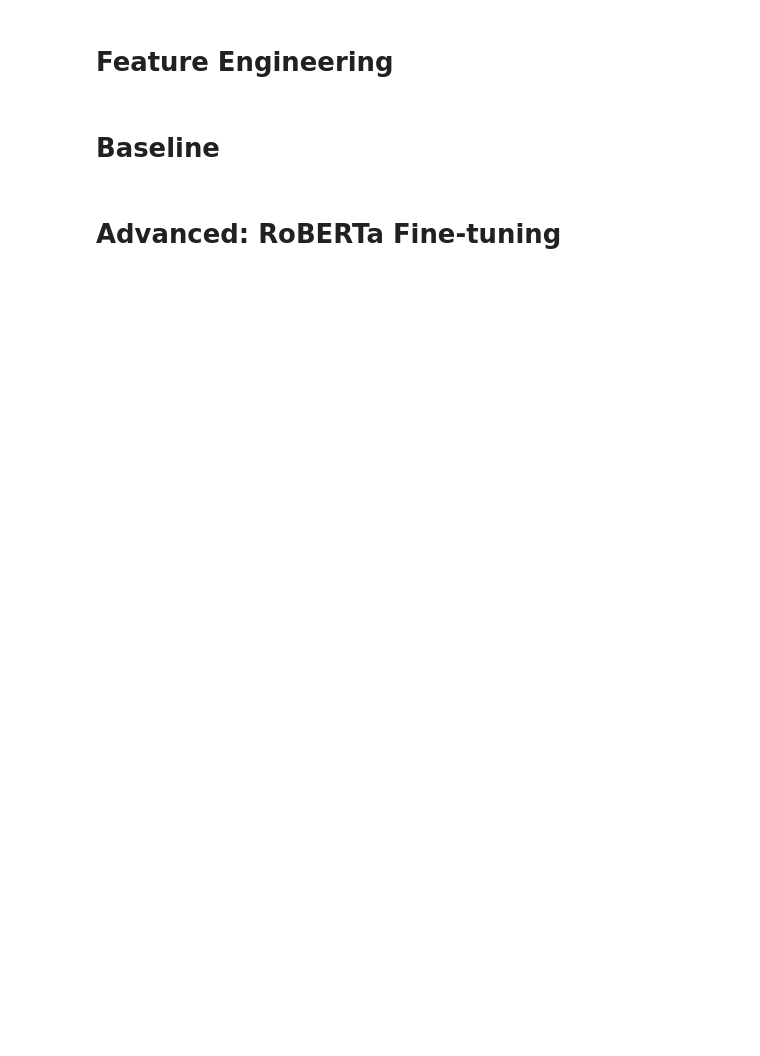
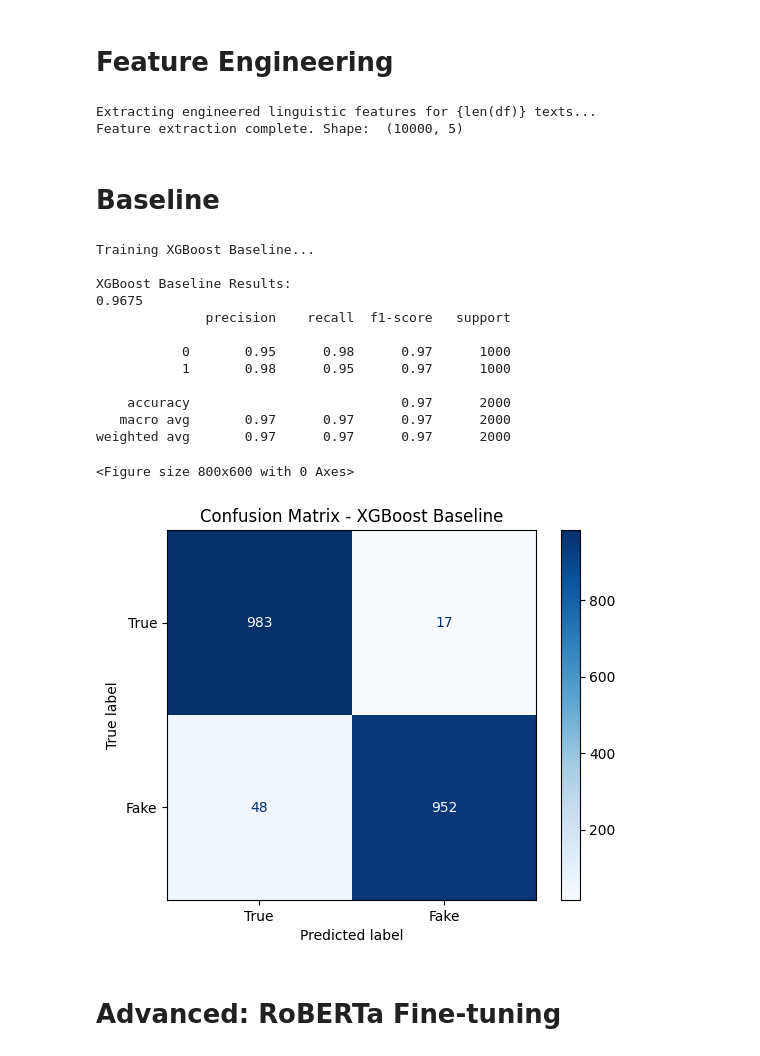
Before and after one commit to viviantram03/labb-1, a Jupyter notebook: Project.ipynb, the cells around one changed output. Saved outputs shown, nothing was run; the diff lists cells and outputs as text; code cells hidden in the pictures; blank space fills up the shorter version.

```diff
--- a/Project.ipynb
+++ b/Project.ipynb
@@ -20,10 +38,18 @@ import textstat
 # %% [markdown]
 # Data Preparation & Preprocessing
 # %%
+warnings.filterwarnings("ignore")
+
+print("Downloading ISOT dataset...")
+path = kagglehub.dataset_download("rahulogoel/isot-fake-news-dataset")
+
+data_dir = os.path.join(path, "News_Dataset")
+print("Loading ISOT dataset...")
+true_df = pd.read_csv(os.path.join(data_dir, "True.csv"))
+fake_df = pd.read_csv(os.path.join(data_dir, "Fake.csv"))
+
 def preprocess_isot(df, is_fake):
-
   df = df.dropna(subset=['text'])
-
   df['text'] = df['text'].astype(str)
 
   def clean_text(text):
@@ -32,17 +58,17 @@ def preprocess_isot(df, is_fake):
     return text.strip()
 
   df['text'] = df['text'].apply(clean_text)
-
   return df[df['text'].str.strip() != ""]
-
-print("Loading and cleaning ISOT dataset...")
-true_df = pd.read_csv("True.csv", quoting=3, on_bad_lines='skip')
-fake_df = pd.read_csv("Fake.csv", quoting=3, on_bad_lines='skip')
 
 true_df = preprocess_isot(true_df, is_fake=False)
 fake_df = preprocess_isot(fake_df, is_fake=True)
+
+true_df = true_df.sample(n=5000, random_state=42)
+fake_df = fake_df.sample(n=5000, random_state=42)
 
 true_df['label'] = 0
 fake_df['label'] = 1
 
 df = pd.concat([true_df, fake_df]).sample(frac=1, random_state=42).reset_index(drop=True)
+
+print(f"Dataset is ready! Total numbers of rows: {len(df)}")
@@ -61,25 +93,56 @@ def extract_linguistic_features(texts):
     ])
   return np.array(features)
 
-print("Extracting engineered linguistic features...")
+print("Extracting engineered linguistic features for {len(df)} texts...")
 ling_features = extract_linguistic_features(df['text'])
+print("Feature extraction complete. Shape: ", ling_features.shape)
 
 X_train_text, X_test_text, y_train, y_test, X_train_ling, X_test_ling = train_test_split(
     df['text'], df['label'], ling_features, test_size=0.2, random_state=42, stratify=df['label']
 )
+# %% [output]
+Extracting engineered linguistic features for {len(df)} texts...
+Feature extraction complete. Shape:  (10000, 5)
 # %% [markdown]
 # Baseline
 # %%
 print("Training XGBoost Baseline...")
 tfidf = TfidfVectorizer(max_features=5000, stop_words='english')
 X_train_tfidf = tfidf.fit_transform(X_train_text).toarray()
 X_test_tfidf = tfidf.transform(X_test_text).toarray()
 
 X_train_xgb = np.hstack((X_train_tfidf, X_train_ling))
 X_test_xgb = np.hstack((X_test_tfidf, X_test_ling))
 
 xgb_model = XGBClassifier(n_estimators=100, learning_rate = 0.1, max_depth=6, random_state=42)
 xgb_model.fit(X_train_xgb, y_train)
+
+y_pred_xgb = xgb_model.predict(X_test_xgb)
+print("\nXGBoost Baseline Results:")
+print(accuracy_score(y_test, y_pred_xgb))
+print(classification_report(y_test, y_pred_xgb))
+
+cm = confusion_matrix(y_test, y_pred_xgb)
+plt.figure(figsize=(8,6))
+disp = ConfusionMatrixDisplay(confusion_matrix=cm, display_labels=['True', 'Fake'])
+disp.plot(cmap='Blues', values_format='d')
+plt.title('Confusion Matrix - XGBoost Baseline')
+plt.show();
+# %% [output]
+Training XGBoost Baseline...
+
+XGBoost Baseline Results:
+0.9675
+              precision    recall  f1-score   support
+
+           0       0.95      0.98      0.97      1000
+           1       0.98      0.95      0.97      1000
+
+    accuracy                           0.97      2000
+   macro avg       0.97      0.97      0.97      2000
+weighted avg       0.97      0.97      0.97      2000
+<Figure size 800x600 with 0 Axes>
+[figure, added]
 # %% [markdown]
 # Advanced: RoBERTa Fine-tuning
 # %%
```
Also changed, not shown: parts of 7 cells of this notebook.
